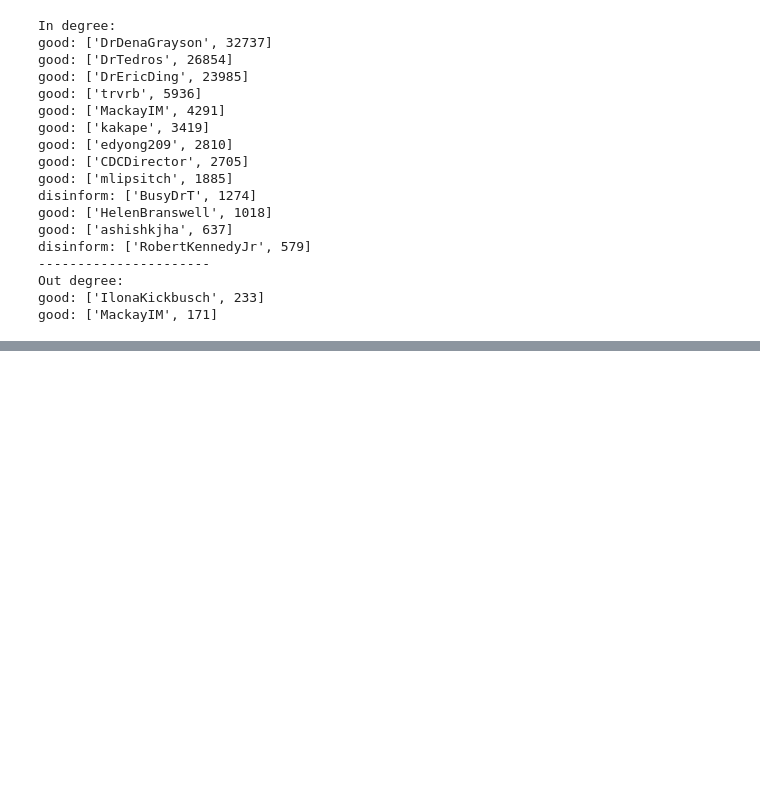
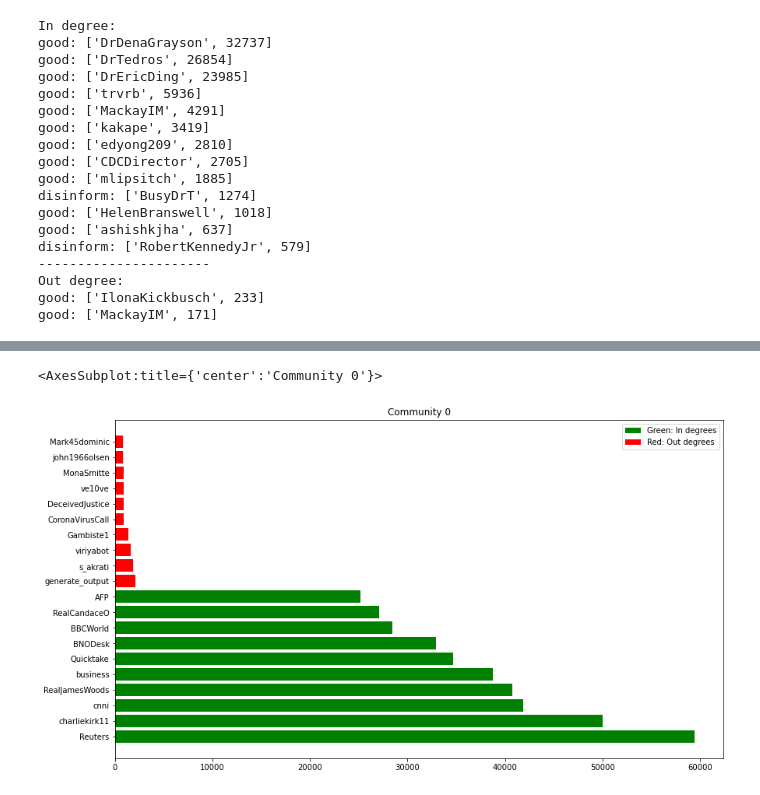
Before and after one commit to gi-ux/BachelorProject, a Jupyter notebook: notebook/Retweet_Network.ipynb, the cells around one changed output, grey strips where cells are left out. Cells and saved outputs as stored; diff of their text form; code cells hidden in the pictures; blank space fills up the shorter version.

```diff
--- a/notebook/Retweet_Network.ipynb
+++ b/notebook/Retweet_Network.ipynb
@@ -388,0 +447,10 @@ val = [x for x in louvain if louvain.get(x) == 10]
+# %%
+f, ax = plt.subplots(figsize=(14,8))
+ax.barh(df_0_in["Name"], df_0_in["In degree"], color='g', align='center')
+ax.barh(df_0_out["Name"], df_0_out["Out degree"] ,color='r', align='center')
+ax.legend({"Red: Out degrees", "Green: In degrees"})
+ax.set_title("Community 0")
+ax
+# %% [output]
+<AxesSubplot:title={'center':'Community 0'}>
+[figure, added]
```
Also changed, not shown: parts of 25 cells of this notebook, 3 other files.
